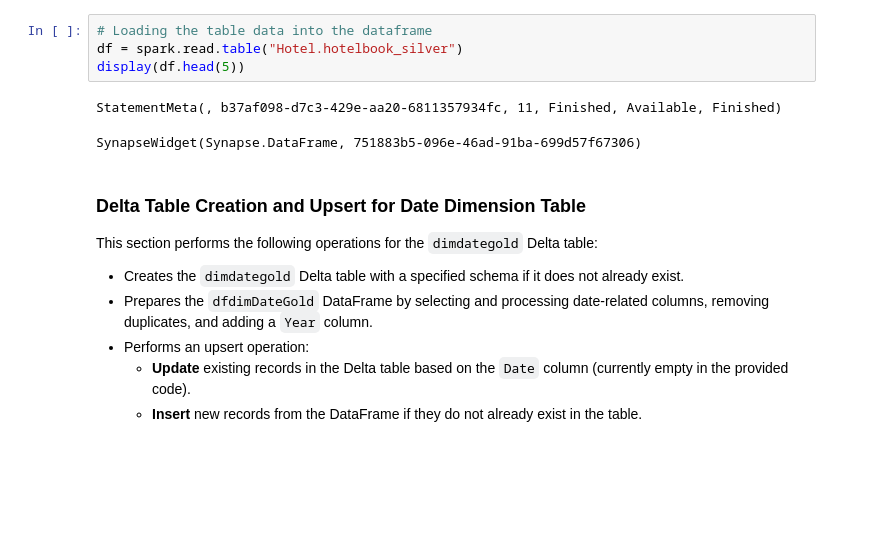
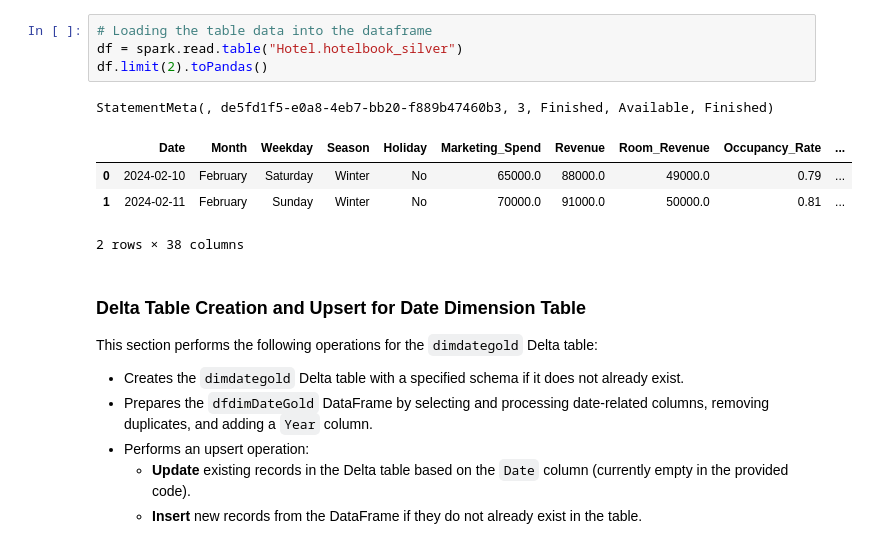
Before and after one commit to malungamahlo/Data-analysis-and-science, a Jupyter notebook: Hotel Reservation/Transform Data for Gold.ipynb, the cells around one changed output. Drawn from its saved outputs; the diff is of its cells as text; blank space fills up the shorter version.

```diff
--- a/Hotel Reservation/Transform Data for Gold.ipynb
+++ b/Hotel Reservation/Transform Data for Gold.ipynb
@@ -4,18 +4,21 @@ This section loads data from the `hotelbook_silver` Delta table into a PySpark D
 # %%
 # Loading the table data into the dataframe
 df = spark.read.table("Hotel.hotelbook_silver")
-display(df.head(5))
+df.limit(2).toPandas()
 # %% [output]
-StatementMeta(, b37af098-d7c3-429e-aa20-6811357934fc, 11, Finished, Available, Finished)
+StatementMeta(, de5fd1f5-e0a8-4eb7-bb20-f889b47460b3, 3, Finished, Available, Finished)
+|  | Date | Month | Weekday | Season | Holiday | Marketing_Spend | Revenue | Room_Revenue | Occupancy_Rate | ... |
+| 0 | 2024-02-10 | February | Saturday | Winter | No | 65000.0 | 88000.0 | 49000.0 | 0.79 | ... |
+| 1 | 2024-02-11 | February | Sunday | Winter | No | 70000.0 | 91000.0 | 50000.0 | 0.81 | ... |
-SynapseWidget(Synapse.DataFrame, 751883b5-096e-46ad-91ba-699d57f67306)
+2 rows × 38 columns
-# %% [markdown]
-### Delta Table Creation and Upsert for Date Dimension Table
-This section performs the following operations for the `dimdategold` Delta table:
-- Creates the `dimdategold` Delta table with a specified schema if it does not already exist.
-- Prepares the `dfdimDateGold` DataFrame by selecting and processing date-related columns, removing duplicates, and adding a `Year` column.
-- Performs an upsert operation:
-  - **Update** existing records in the Delta table based on the `Date` column (currently empty in the provided code).
-  - **Insert** new records from the DataFrame if they do not already exist in the table.
+# %% [markdown]
+### Delta Table Creation and Upsert for Date Dimension Table
+This section performs the following operations for the `dimdategold` Delta table:
+- Creates the `dimdategold` Delta table with a specified schema if it does not already exist.
+- Prepares the `dfdimDateGold` DataFrame by selecting and processing date-related columns, removing duplicates, and adding a `Year` column.
+- Performs an upsert operation:
+  - **Update** existing records in the Delta table based on the `Date` column (currently empty in the provided code).
+  - **Insert** new records from the DataFrame if they do not already exist in the table.
 # %%
 from pyspark.sql.types import*
 from delta.tables import*
```
Also changed, not shown: parts of 28 cells of this notebook, 2 other files.
